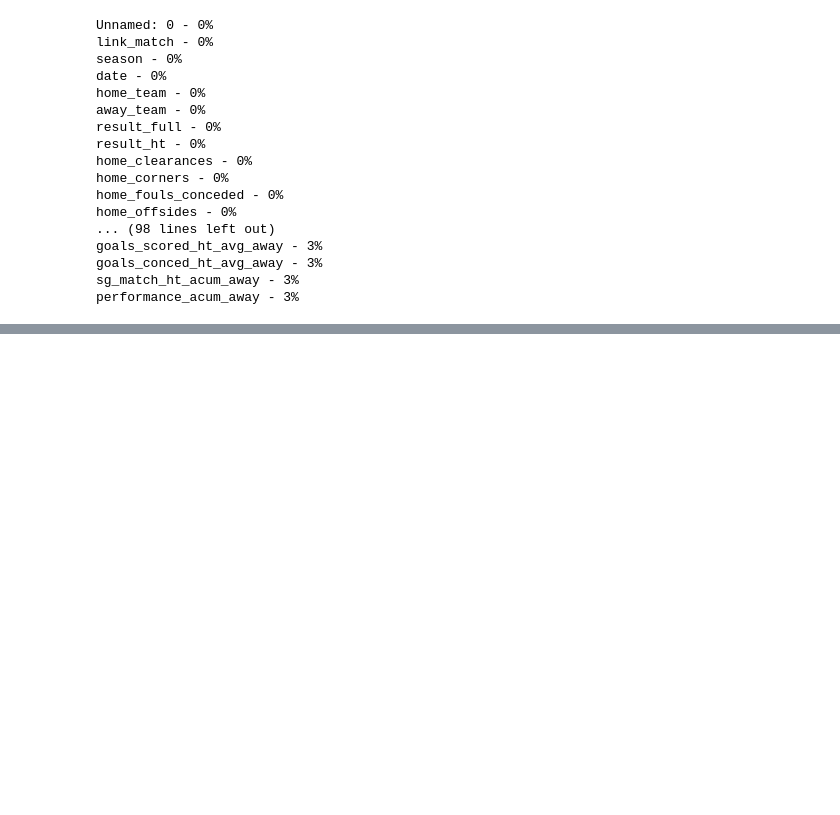
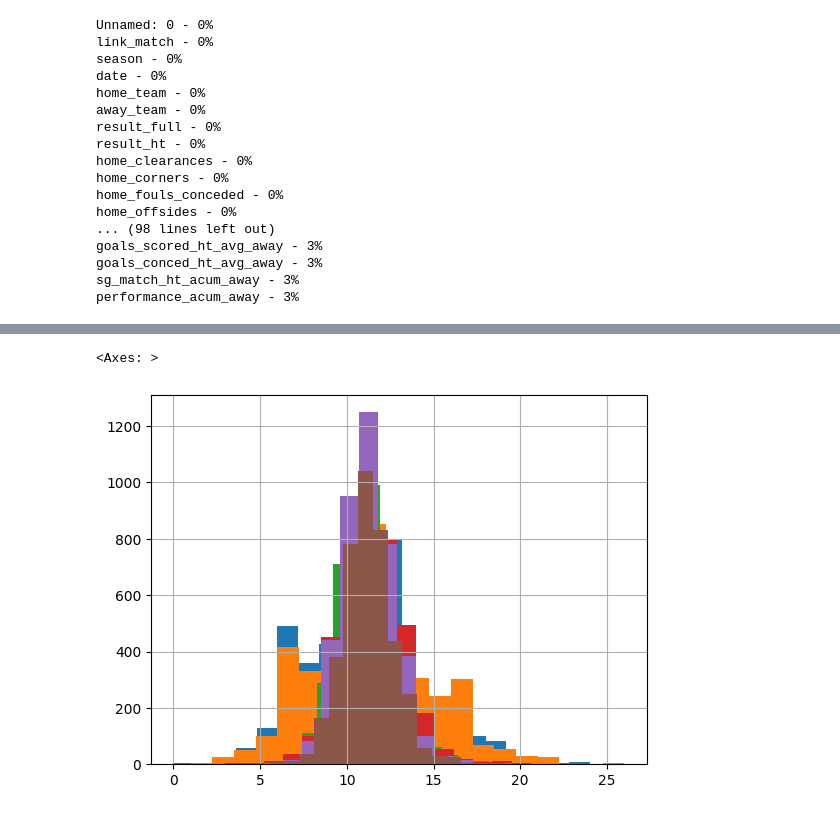
Before and after one commit to carlosgilrodrigo/TFM, a Jupyter notebook: TFM_CarlosGilRodrigo.ipynb, the cells around one changed output, grey strips where cells are left out. Cells and saved outputs as stored; diff of their text form; code cells hidden in the pictures; blank space fills up the shorter version.

```diff
--- a/TFM_CarlosGilRodrigo.ipynb
+++ b/TFM_CarlosGilRodrigo.ipynb
@@ -128,0 +228,10 @@ performance_acum_away - 3%
+# %%
+df['home_fouls_conceded'].hist(bins=20)
+df['away_fouls_conceded'].hist(bins=20)
+df['fouls_conceded_avg_H'].hist(bins=20)
+df['fouls_conceded_avg_A'].hist(bins=20)
+df['fouls_conceded_avg_home'].hist(bins=20)
+df['fouls_conceded_avg_away'].hist(bins=20)
+# %% [output]
+<Axes: >
+[figure, added]
```
Also changed, not shown: parts of 35 cells of this notebook.
